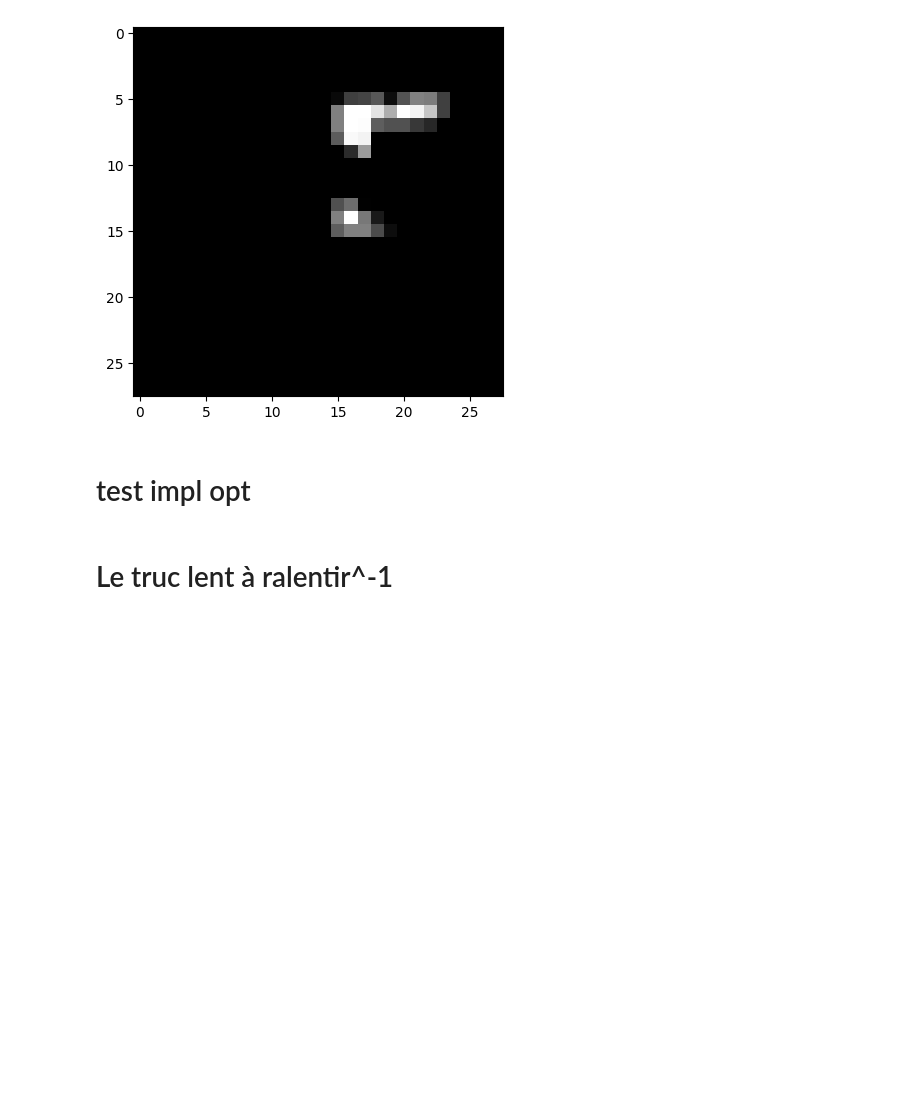
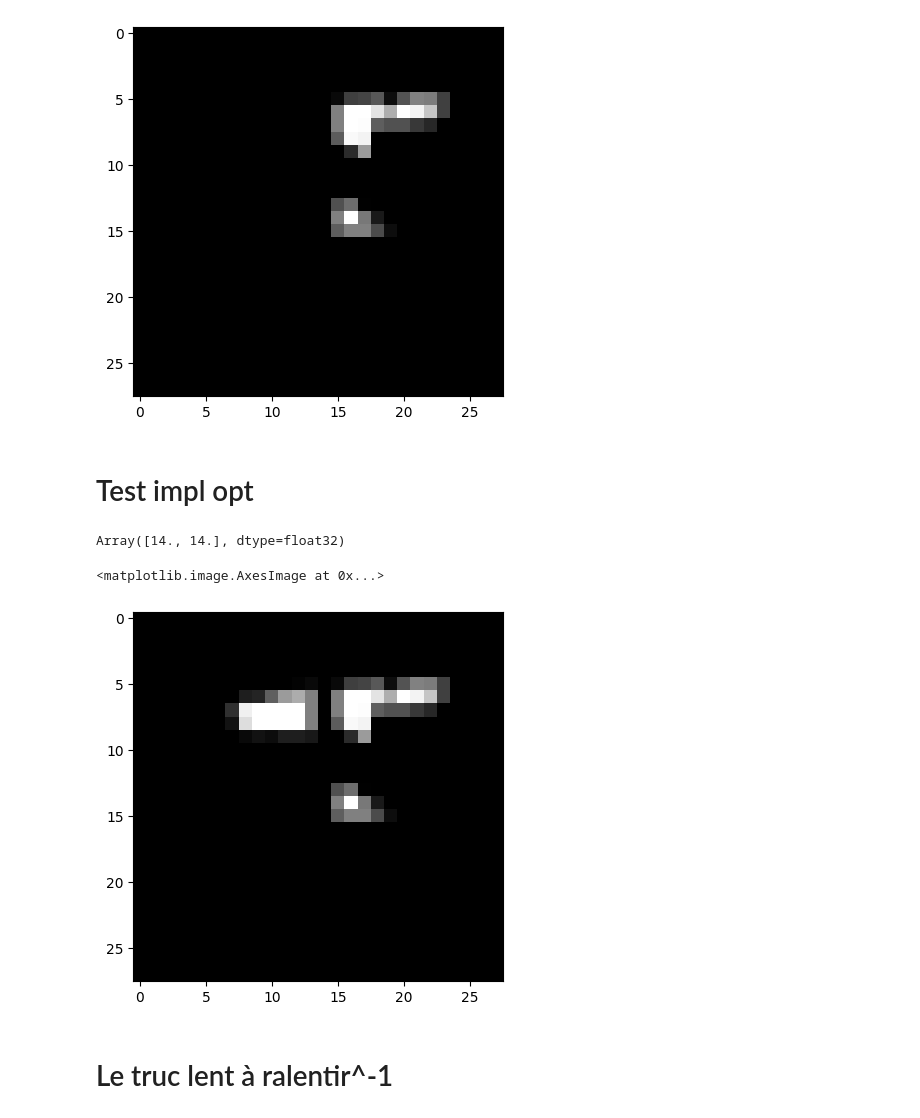
Before and after one commit to jcopo/diffuse, a Jupyter notebook: sandbox.ipynb, the cells around one changed output. Saved outputs shown, nothing was run; the diff lists cells and outputs as text; code cells hidden in the pictures; blank space fills up the shorter version.

```diff
--- a/sandbox.ipynb
+++ b/sandbox.ipynb
@@ -238,7 +251,12 @@ plt.imshow(y, cmap="gray")
 <matplotlib.image.AxesImage at 0x...>
 [figure]
 # %% [markdown]
-# test impl opt
+# Test impl opt
 # %%
-impl_step = jax.jit(impl_step)
+# Import necessary modules
+from diffuse.optimizer import ImplicitState, impl_step
+import optax
+design
+# %% [output]
+Array([14., 14.], dtype=float32)
 # %%
@@ -289,2 +310,7 @@ new_state = impl_step(initial_state, key_step, past_y, cond_sde, optimizer, ts,
+# %%
+plt.imshow(y, cmap="gray")
+# %% [output]
+<matplotlib.image.AxesImage at 0x...>
+[figure, added]
 # %% [markdown]
 # Le truc lent à ralentir^-1
```
Also changed, not shown: parts of 13 cells of this notebook, 1 other file.
